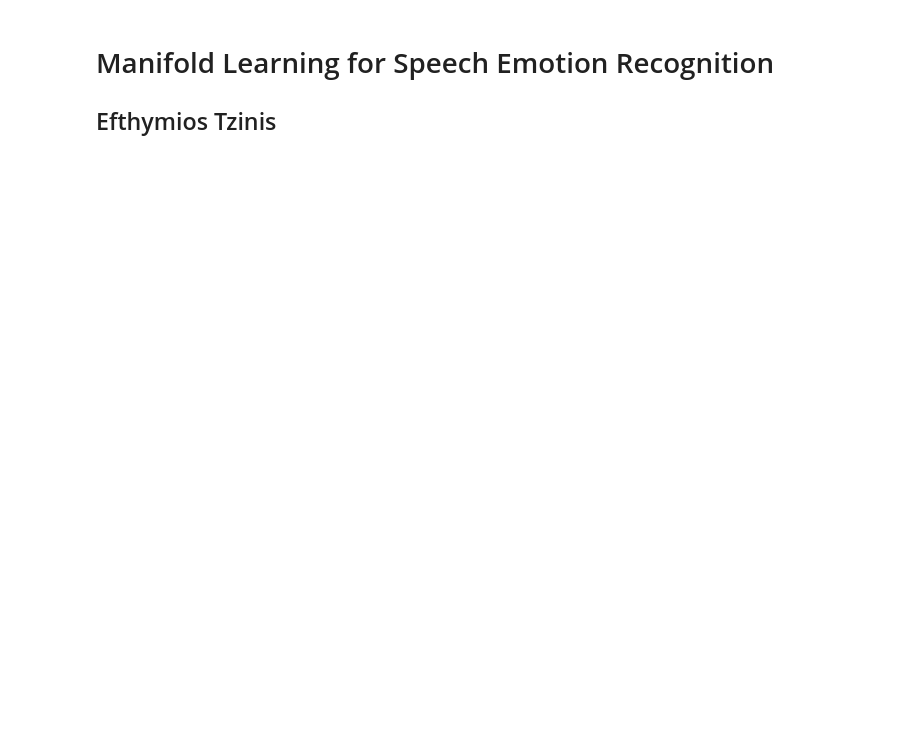
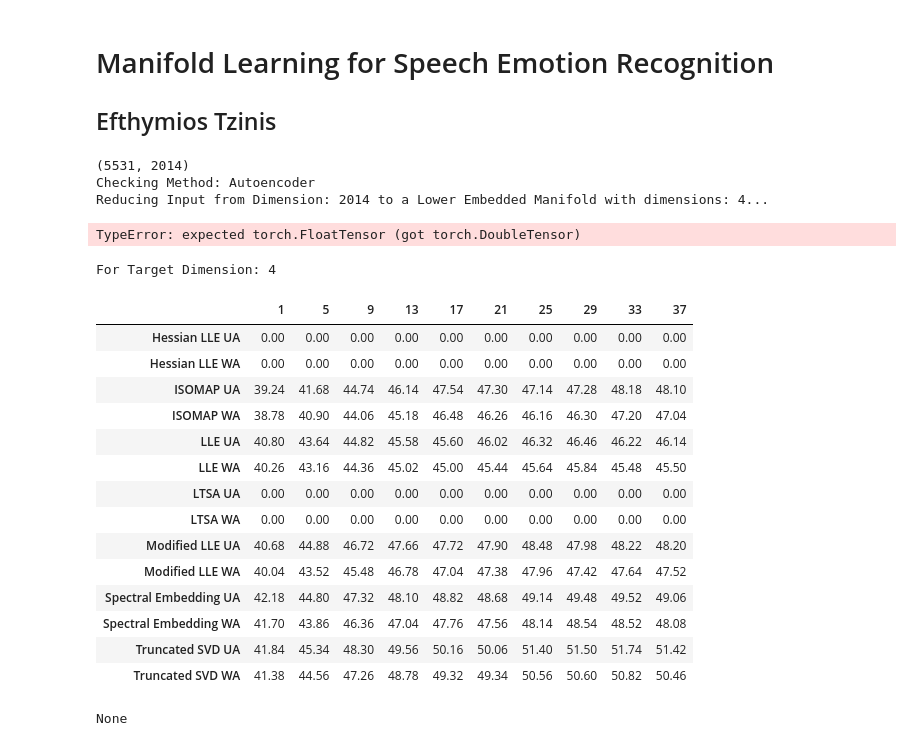
Before and after one commit to georgepar/nldr_visual_recognition, a Jupyter notebook: visualization/manifold_SER.ipynb, the cells around one changed output. Saved outputs shown, nothing was run; the diff lists cells and outputs as text; code cells hidden in the pictures; blank space fills up the shorter version.

Commit message:
ae
Signed-off-by: Giorgos Paraskevopoulos <geopar@central.ntua.gr>

```diff
--- a/visualization/manifold_SER.ipynb
+++ b/visualization/manifold_SER.ipynb
@@ -122,12 +217,12 @@ class IdentityData(object):
     def fit_transform(self, x):
         return x
 
-def get_manifold_methods(target_dim):
+def get_manifold_methods(original_dim, target_dim):
     method_n_comp = 66
     radius_barrier = 1e-3
-    explore_dim_percent = .9
+    explore_dim_percent = 1
     starting_radius =32
-    max_turns = 10000
+    max_turns = 100
     point_filter = (multidimensional.point_filters.FixedStochasticFilter(keep_percent=1, recalculate_each=10))
     radius_update = (multidimensional.radius_updates.AdaRadiusHalving(tolerance=.5*1e-3, burnout_tolerance=100000))
 
@@ -151,14 +246,15 @@ def get_manifold_methods(target_dim):
                                            eigen_solver='auto', method='modified',n_jobs=8)},
         'Hessian LLE': { 'results': {}, 'object': manifold.LocallyLinearEmbedding(method_n_comp, target_dim,
                                            eigen_solver='auto', method='hessian',n_jobs=8)},
-        'LLE': { 'results': {}, 'ob ject': manifold.LocallyLinearEmbedding(method_n_comp, target_dim,
+        'LLE': { 'results': {}, 'object': manifold.LocallyLinearEmbedding(method_n_comp, target_dim,
                                            eigen_solver='auto', method='standard',n_jobs=8)},
         'Truncated SVD': { 'results': {}, 'object': decomposition.TruncatedSVD(n_components=target_dim)},
         'Spectral Embedding': { 'results': {}, 'object': manifold.SpectralEmbedding(n_components=target_dim,
                                                                                     n_jobs=8)},
         'TSNE': { 'results': {}, 'object': manifold.TSNE(n_components=target_dim)},
         'ISOMAP': { 'results': {}, 'object': manifold.Isomap(12, target_dim)},
-        'Original Data': { 'results': {}, 'object': IdentityData()}
+        'Original Data': { 'results': {}, 'object': IdentityData()},
+        'Autoencoder': { 'results': {}, 'object': AE(original_dim, target_dim) }
 
     }
     return manifold_methods
@@ -244,34 +358,62 @@ def run_IEMOCAP_session_KNN(n_neighbors, target_dims, methods_to_test, data_dic,
 # %%
 # Define parameters for IEMOCAP Session Experiments
 n_neighbors = np.arange(1, 40, 4)
-target_dims = [10, 25]
+target_dims = [4]
 
 # Find all appropriate files
-IEMOCAP_data_path = '/home/thymios/all_TRUE_IEMOCAP_feats/'
+IEMOCAP_data_path = '/home/geopar/projects/nldr_visual_recognition/all_TRUE_IEMOCAP_feats/'
 l_feats_p = IEMOCAP_data_path + 'linear/IEMOCAP_linear_emobase2010'
 # nl_feats_l = glob.glob( IEMOCAP_data_path + '/utterance/*.dat')
 # nl_feats_p = nl_feats_l.pop()
 nl_feats_p = os.path.join(IEMOCAP_data_path,
              'utterance/IEMOCAP-rqa-ad_hoc-tau-7-supremum-recurrence_rate-0.15-dur-0.03-fs-16000.dat')
+included_sessions=['Ses01', 'Ses02', 'Ses03', 'Ses04', 'Ses05']
 # %%
 included_sessions=['Ses01', 'Ses02', 'Ses03', 'Ses04', 'Ses05']
 methods_to_test = ['Pattern Search MDS', 'Truncated SVD', 'Spectral Embedding',
                    'LLE', 'Hessian LLE', 'Modified LLE', 'LTSA', 'ISOMAP']
+methods_to_test = ['LLE', 'Truncated SVD', 'Hessian LLE', 'Modified LLE', 'Spectral Embedding', 'ISOMAP', 'LTSA']
+methods_to_test = ['Autoencoder']
+
 # methods_to_test = ['Truncated SVD', 'Spectral Embedding']
 data_dic = IEMOCAP_loader.get_fused_features([l_feats_p, nl_feats_p])
-original_results = run_IEMOCAP_session_KNN(n_neighbors, [2014], ['Original Data'], data_dic, included_sessions)
-fused_results = run_IEMOCAP_session_KNN(n_neighbors, target_dims, methods_to_test, data_dic, included_sessions)
+reduced = run_DR(target_dims, methods_to_test, data_dic, included_sessions, saveto='test.p')
+# original_results = run_IEMOCAP_session_KNN(n_neighbors, [2014], ['Original Data'], data_dic, included_sessions)
+fused_results = run_IEMOCAP_session_KNN(n_neighbors, reduced, data_dic, included_sessions)
+# %% [output]
+(5531, 2014)
+Checking Method: Autoencoder
+Reducing Input from Dimension: 2014 to a Lower Embedded Manifold with dimensions: 4...
+TypeError: expected torch.FloatTensor (got torch.DoubleTensor)
 # %%
 from IPython.display import display
-for target_dim in sorted(original_results.keys()):
-    df = original_results[target_dim]
-    print "Using Original Data"
-    print display(df)
+# for target_dim in sorted(original_results.keys()):
+#     df = original_results[target_dim]
+#     print "Using Original Data"
+#     print display(df)
 
 for target_dim in sorted(fused_results.keys()):
     df = fused_results[target_dim]
     print "For Target Dimension: {}".format(target_dim)
     print display(df)
+# %% [output]
+For Target Dimension: 4
+|  | 1 | 5 | 9 | 13 | 17 | 21 | 25 | 29 | 33 | 37 |
+| Hessian LLE UA | 0.00 | 0.00 | 0.00 | 0.00 | 0.00 | 0.00 | 0.00 | 0.00 | 0.00 | 0.00 |
+| Hessian LLE WA | 0.00 | 0.00 | 0.00 | 0.00 | 0.00 | 0.00 | 0.00 | 0.00 | 0.00 | 0.00 |
+| ISOMAP UA | 39.24 | 41.68 | 44.74 | 46.14 | 47.54 | 47.30 | 47.14 | 47.28 | 48.18 | 48.10 |
+| ISOMAP WA | 38.78 | 40.90 | 44.06 | 45.18 | 46.48 | 46.26 | 46.16 | 46.30 | 47.20 | 47.04 |
+| LLE UA | 40.80 | 43.64 | 44.82 | 45.58 | 45.60 | 46.02 | 46.32 | 46.46 | 46.22 | 46.14 |
+| LLE WA | 40.26 | 43.16 | 44.36 | 45.02 | 45.00 | 45.44 | 45.64 | 45.84 | 45.48 | 45.50 |
+| LTSA UA | 0.00 | 0.00 | 0.00 | 0.00 | 0.00 | 0.00 | 0.00 | 0.00 | 0.00 | 0.00 |
+| LTSA WA | 0.00 | 0.00 | 0.00 | 0.00 | 0.00 | 0.00 | 0.00 | 0.00 | 0.00 | 0.00 |
+| Modified LLE UA | 40.68 | 44.88 | 46.72 | 47.66 | 47.72 | 47.90 | 48.48 | 47.98 | 48.22 | 48.20 |
+| Modified LLE WA | 40.04 | 43.52 | 45.48 | 46.78 | 47.04 | 47.38 | 47.96 | 47.42 | 47.64 | 47.52 |
+| Spectral Embedding UA | 42.18 | 44.80 | 47.32 | 48.10 | 48.82 | 48.68 | 49.14 | 49.48 | 49.52 | 49.06 |
+| Spectral Embedding WA | 41.70 | 43.86 | 46.36 | 47.04 | 47.76 | 47.56 | 48.14 | 48.54 | 48.52 | 48.08 |
+| Truncated SVD UA | 41.84 | 45.34 | 48.30 | 49.56 | 50.16 | 50.06 | 51.40 | 51.50 | 51.74 | 51.42 |
+| Truncated SVD WA | 41.38 | 44.56 | 47.26 | 48.78 | 49.32 | 49.34 | 50.56 | 50.60 | 50.82 | 50.46 |
+None
 # %%
 data_dic = IEMOCAP_loader.get_fused_features([nl_feats_p])
 original_results = run_IEMOCAP_session_KNN(n_neighbors, [432], ['Original Data'], data_dic, included_sessions)
```
Also changed, not shown: parts of 4 cells of this notebook, 3 other files.
